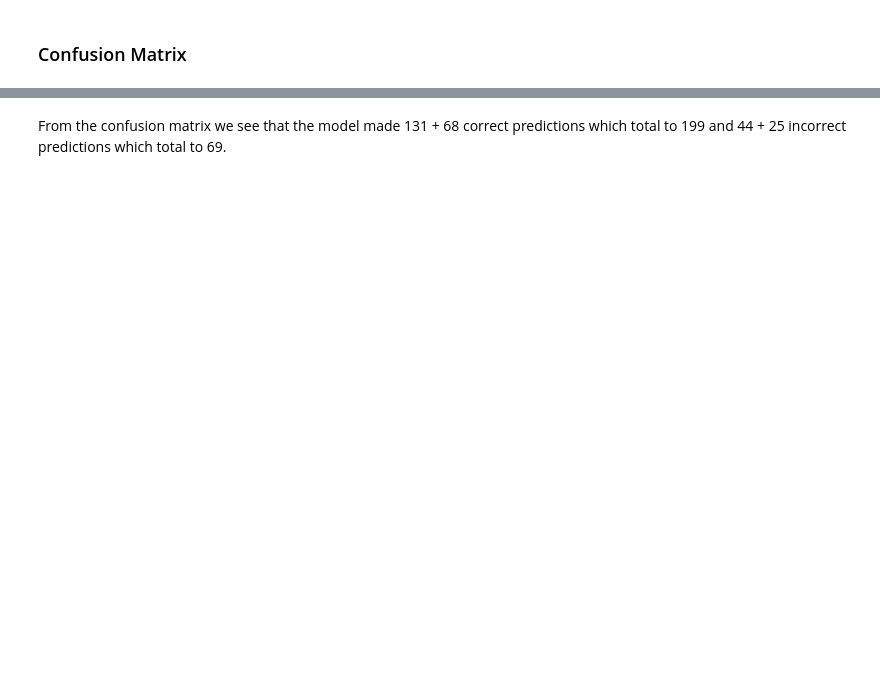
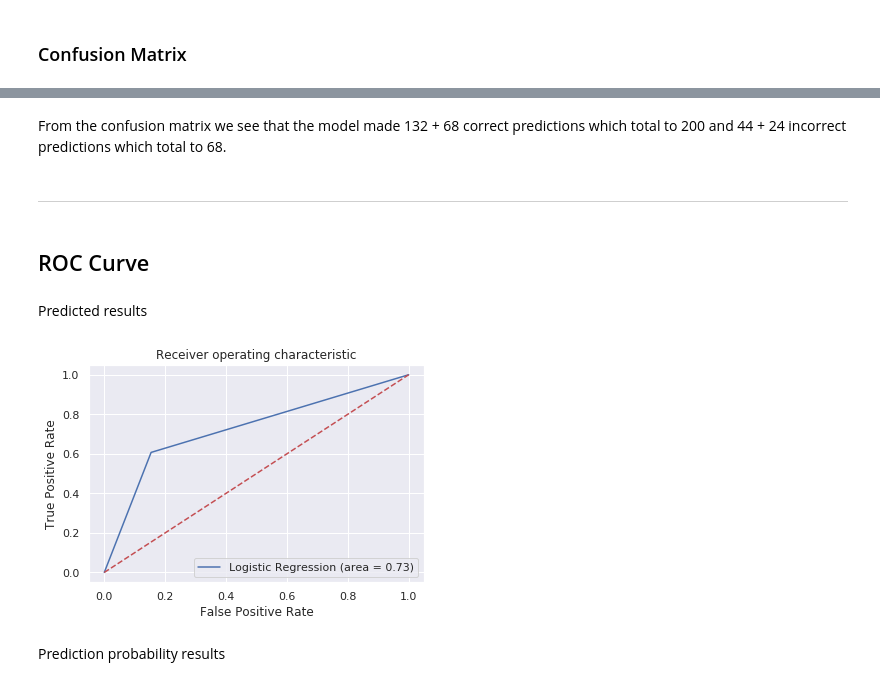
Before and after one commit to Andy-Nkumane/Titanic-Logistic_Regression, a Jupyter notebook: Titanic-Logistic_Regression.ipynb, the cells around one changed output, grey strips where cells are left out. Drawn from its saved outputs; the diff is of its cells as text; code cells hidden in the pictures; blank space fills up the shorter version.

```diff
--- a/Titanic-Logistic_Regression.ipynb
+++ b/Titanic-Logistic_Regression.ipynb
@@ -355,3 +359,25 @@ print(confusion_matrix(y_test, y_pred))
  [ 44  68]]
 # %% [markdown]
-From the confusion matrix we see that the model made 131 + 68 correct predictions which total to 199 and 44 + 25 incorrect predictions which total to 69.
+From the confusion matrix we see that the model made 132 + 68 correct predictions which total to 200 and 44 + 24 incorrect predictions which total to 68.
+# %% [markdown]
+---
+# %% [markdown]
+## ROC Curve
+# %% [markdown]
+Predicted results
+# %%
+logreg_roc_auc = roc_auc_score(y_test, y_pred)
+fpr, tpr, threshold = roc_curve(y_test, y_pred)
+# %%
+plt.figure()
+plt.plot(fpr, tpr, label='Logistic Regression (area = %0.2f)' % logreg_roc_auc)
+plt.plot([0, 1], [0, 1],'r--')
+plt.xlabel('False Positive Rate')
+plt.ylabel('True Positive Rate')
+plt.title('Receiver operating characteristic')
+plt.legend(loc="lower right")
+plt.show()
+# %% [output]
+[figure, added]
+# %% [markdown]
+Prediction probability results
```
Also changed, not shown: parts of 12 cells of this notebook.
